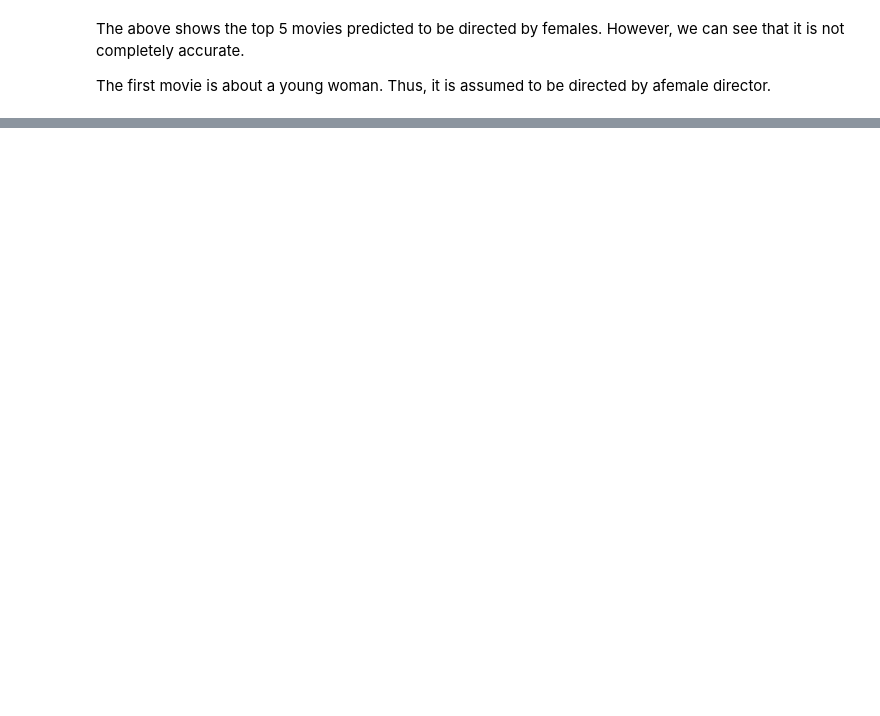
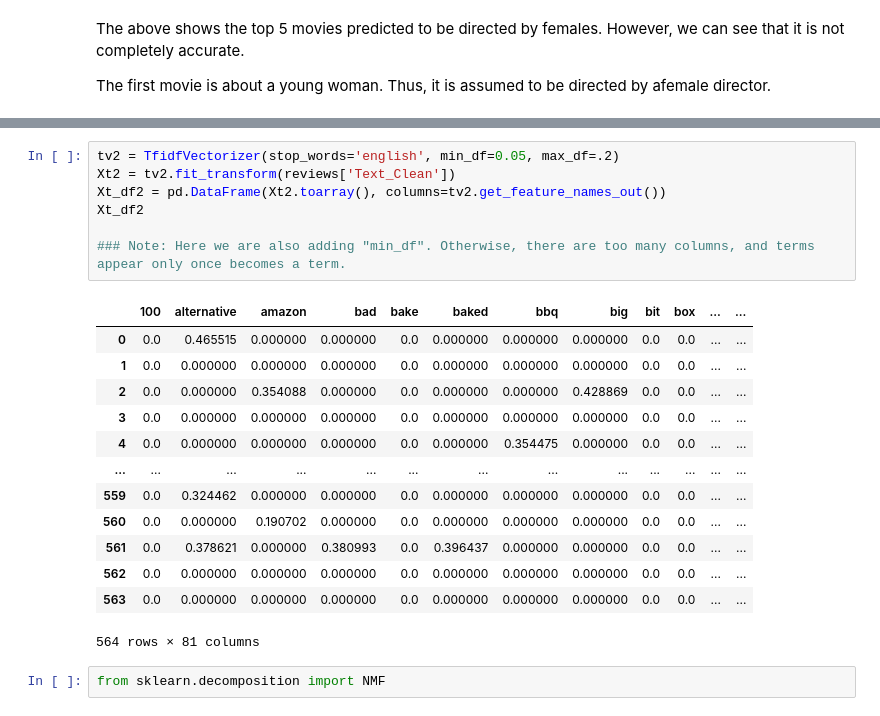
Before and after one commit to sulabola/NLP_in_Python, a Jupyter notebook: Chapter 3 - NLP with Machine Learning.ipynb, the cells around one changed output, grey strips where cells are left out. Cells and saved outputs as stored; diff of their text form; blank space fills up the shorter version.

```diff
--- a/Chapter 3 - NLP with Machine Learning.ipynb
+++ b/Chapter 3 - NLP with Machine Learning.ipynb
@@ -808,0 +873,23 @@ The first movie is about a young woman. Thus, it is assumed to be directed by af
+# %%
+tv2 = TfidfVectorizer(stop_words='english', min_df=0.05, max_df=.2)
+Xt2 = tv2.fit_transform(reviews['Text_Clean'])
+Xt_df2 = pd.DataFrame(Xt2.toarray(), columns=tv2.get_feature_names_out())
+Xt_df2
+
+### Note: Here we are also adding "min_df". Otherwise, there are too many columns, and terms appear only once becomes a term.
+# %% [output]
+|  | 100 | alternative | amazon | bad | bake | baked | bbq | big | bit | box | ... | ... |
+| 0 | 0.0 | 0.465515 | 0.000000 | 0.000000 | 0.0 | 0.000000 | 0.000000 | 0.000000 | 0.0 | 0.0 | ... | ... |
+| 1 | 0.0 | 0.000000 | 0.000000 | 0.000000 | 0.0 | 0.000000 | 0.000000 | 0.000000 | 0.0 | 0.0 | ... | ... |
+| 2 | 0.0 | 0.000000 | 0.354088 | 0.000000 | 0.0 | 0.000000 | 0.000000 | 0.428869 | 0.0 | 0.0 | ... | ... |
+| 3 | 0.0 | 0.000000 | 0.000000 | 0.000000 | 0.0 | 0.000000 | 0.000000 | 0.000000 | 0.0 | 0.0 | ... | ... |
+| 4 | 0.0 | 0.000000 | 0.000000 | 0.000000 | 0.0 | 0.000000 | 0.354475 | 0.000000 | 0.0 | 0.0 | ... | ... |
+| ... | ... | ... | ... | ... | ... | ... | ... | ... | ... | ... | ... | ... |
+| 559 | 0.0 | 0.324462 | 0.000000 | 0.000000 | 0.0 | 0.000000 | 0.000000 | 0.000000 | 0.0 | 0.0 | ... | ... |
+| 560 | 0.0 | 0.000000 | 0.190702 | 0.000000 | 0.0 | 0.000000 | 0.000000 | 0.000000 | 0.0 | 0.0 | ... | ... |
+| 561 | 0.0 | 0.378621 | 0.000000 | 0.380993 | 0.0 | 0.396437 | 0.000000 | 0.000000 | 0.0 | 0.0 | ... | ... |
+| 562 | 0.0 | 0.000000 | 0.000000 | 0.000000 | 0.0 | 0.000000 | 0.000000 | 0.000000 | 0.0 | 0.0 | ... | ... |
+| 563 | 0.0 | 0.000000 | 0.000000 | 0.000000 | 0.0 | 0.000000 | 0.000000 | 0.000000 | 0.0 | 0.0 | ... | ... |
+564 rows × 81 columns
+# %%
+from sklearn.decomposition import NMF
```
Also changed, not shown: parts of 11 cells of this notebook.
